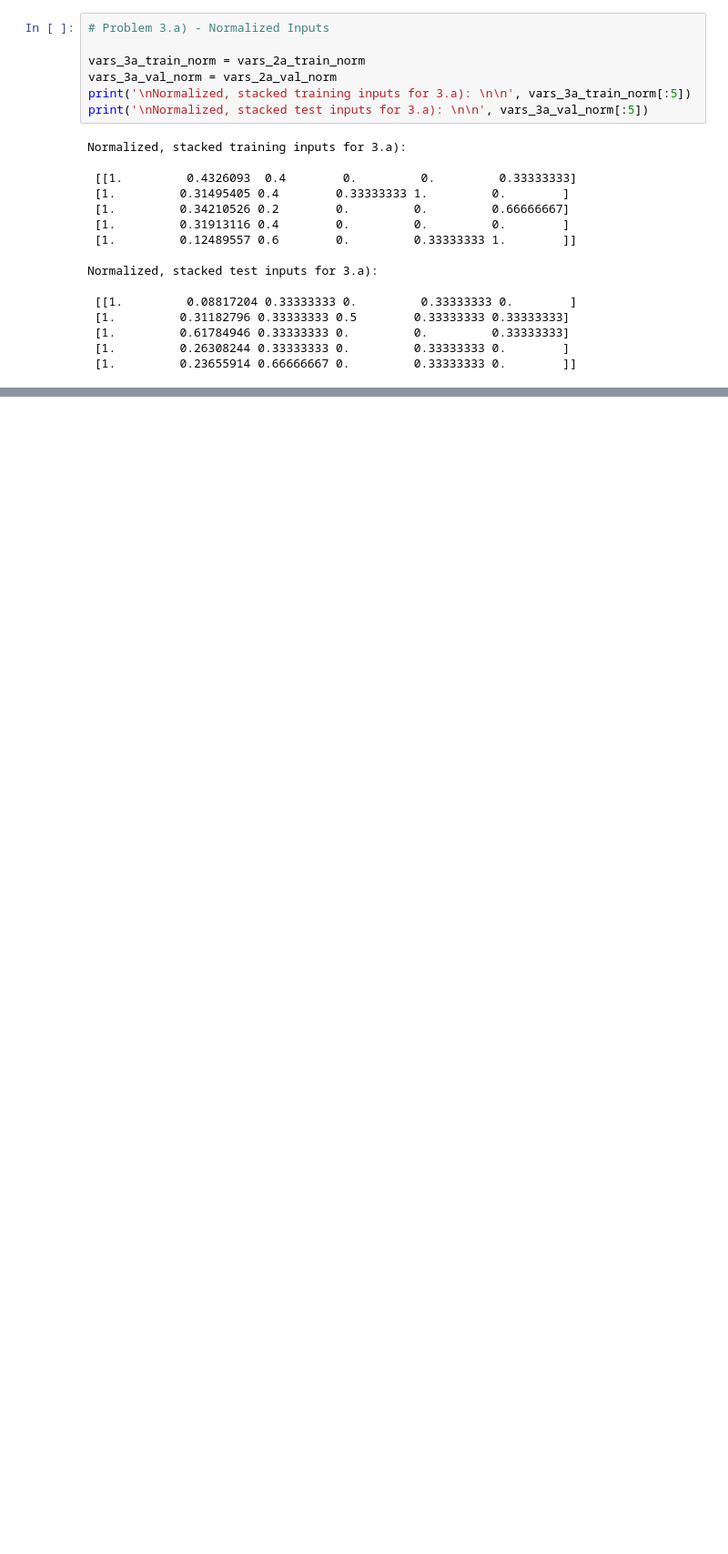
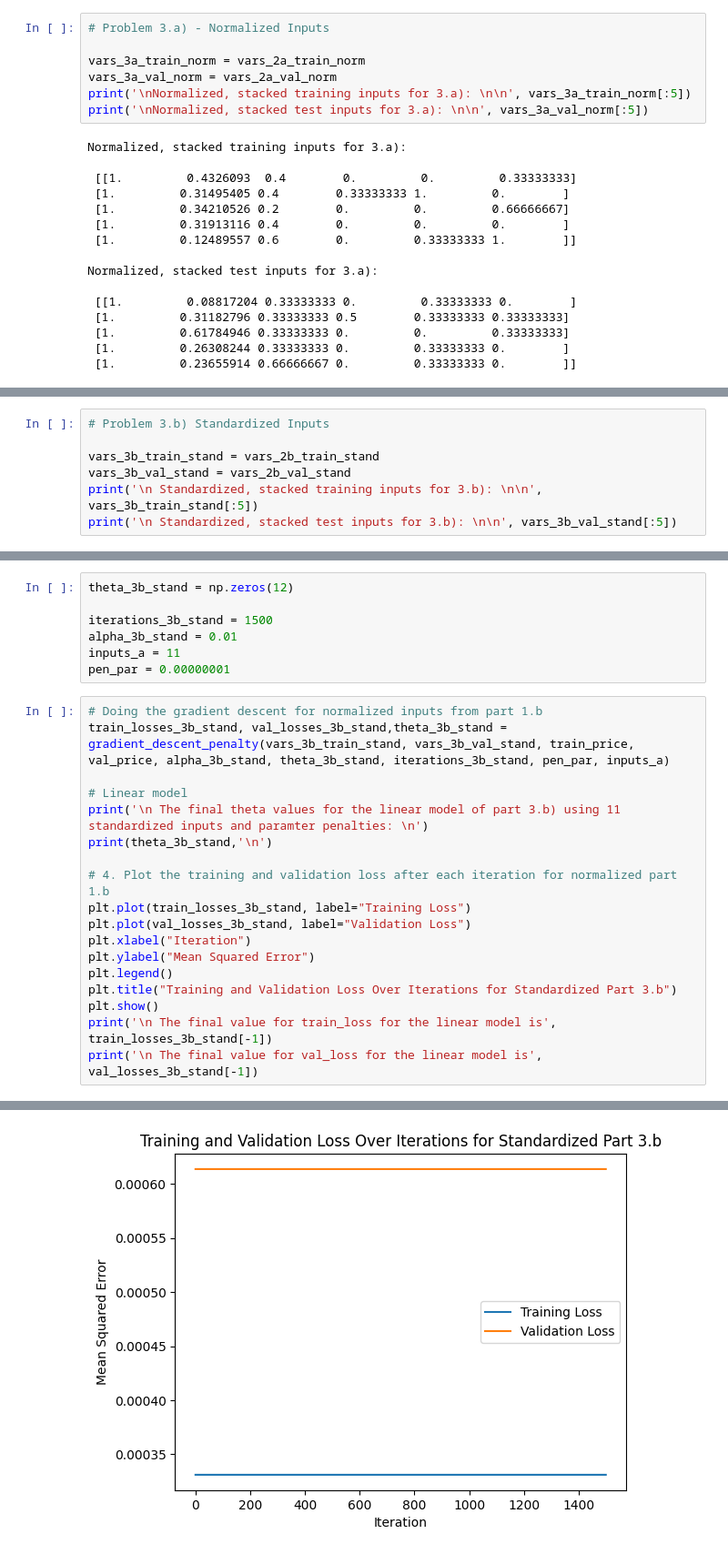
Before and after one commit to Pathin220/4105_ML, a Jupyter notebook: 4105_Hw2.ipynb, the cells around one changed output, grey strips where cells are left out. Shown: that part at 91% size. Saved outputs shown, nothing was run; the diff lists cells and outputs as text; blank space fills up the shorter version.

```diff
--- a/4105_Hw2.ipynb
+++ b/4105_Hw2.ipynb
@@ -657,0 +785,7 @@ ValueError: ignored
+# %%
+# Problem 3.b) Standardized Inputs
+
+vars_3b_train_stand = vars_2b_train_stand
+vars_3b_val_stand = vars_2b_val_stand
+print('\n Standardized, stacked training inputs for 3.b): \n\n', vars_3b_train_stand[:5])
+print('\n Standardized, stacked test inputs for 3.b): \n\n', vars_3b_val_stand[:5])
@@ -657,0 +810,26 @@ ValueError: ignored
+# %%
+theta_3b_stand = np.zeros(12)
+
+iterations_3b_stand = 1500
+alpha_3b_stand = 0.01
+inputs_a = 11
+pen_par = 0.00000001
+# %%
+# Doing the gradient descent for normalized inputs from part 1.b
+train_losses_3b_stand, val_losses_3b_stand,theta_3b_stand = gradient_descent_penalty(vars_3b_train_stand, vars_3b_val_stand, train_price, val_price, alpha_3b_stand, theta_3b_stand, iterations_3b_stand, pen_par, inputs_a)
+
+# Linear model
+print('\n The final theta values for the linear model of part 3.b) using 11 standardized inputs and paramter penalties: \n')
+print(theta_3b_stand,'\n')
+
+# 4. Plot the training and validation loss after each iteration for normalized part 1.b
+plt.plot(train_losses_3b_stand, label="Training Loss")
+plt.plot(val_losses_3b_stand, label="Validation Loss")
+plt.xlabel("Iteration")
+plt.ylabel("Mean Squared Error")
+plt.legend()
+plt.title("Training and Validation Loss Over Iterations for Standardized Part 3.b")
+plt.show()
+print('\n The final value for train_loss for the linear model is', train_losses_3b_stand[-1])
+print('\n The final value for val_loss for the linear model is', val_losses_3b_stand[-1])
+# %% [output]
@@ -657,0 +842 @@ ValueError: ignored
+[figure, added]
```
Also changed, not shown: parts of 11 cells of this notebook.
